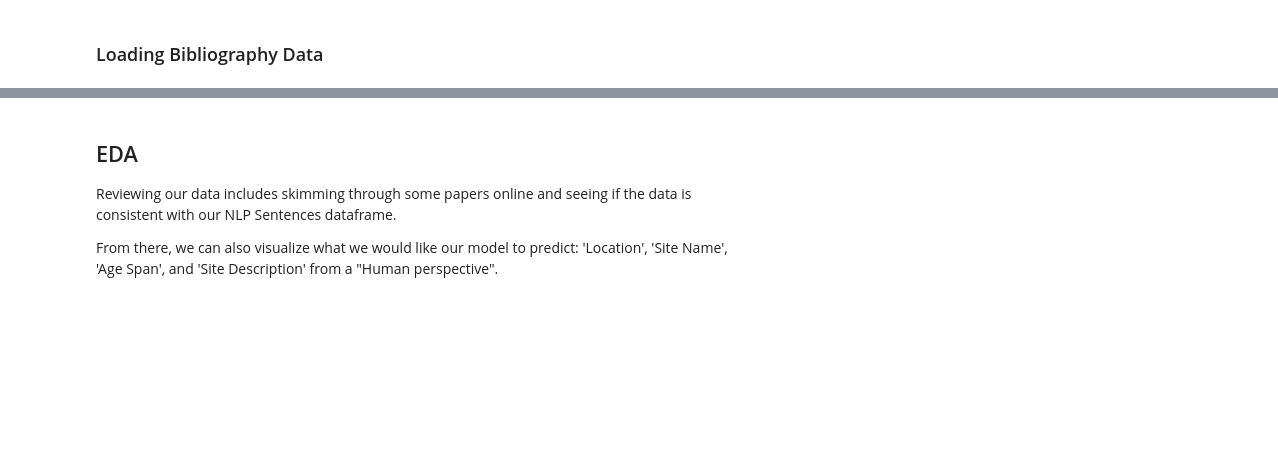
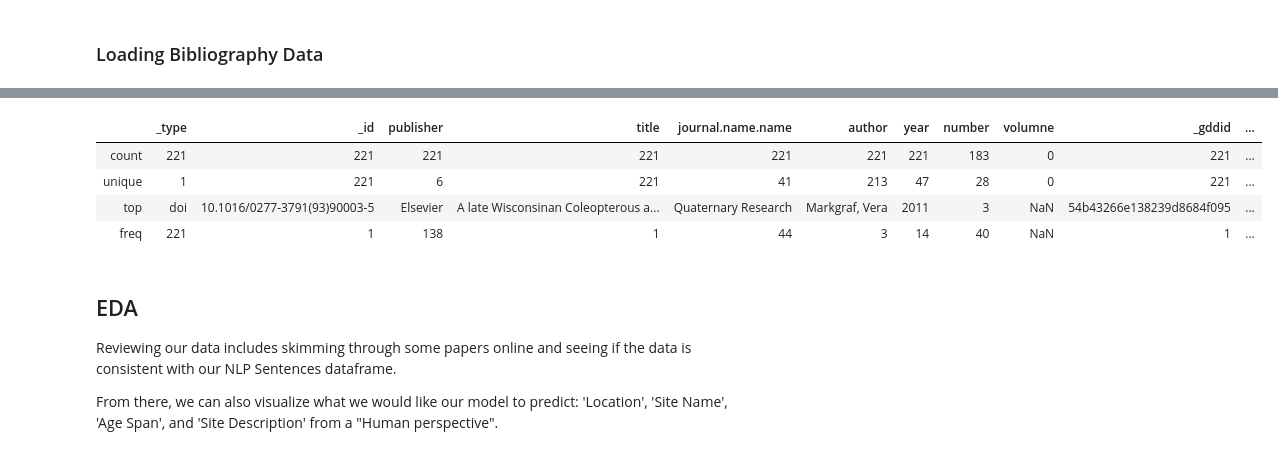
Before and after one commit to throughput-ec/UnacquiredSites, a Jupyter notebook: ML_Record_Mining_JN.ipynb, the cells around one changed output, grey strips where cells are left out. Cells and saved outputs as stored; diff of their text form; code cells hidden in the pictures; blank space fills up the shorter version.

```diff
--- a/ML_Record_Mining_JN.ipynb
+++ b/ML_Record_Mining_JN.ipynb
@@ -72,3 +69,11 @@ bibliography.head(3)
+# %%
+bibliography.describe(include = 'all')
+# %% [output]
+|  | _type | _id | publisher | title | journal.name.name | author | year | number | volumne | _gddid | ... |
+| count | 221 | 221 | 221 | 221 | 221 | 221 | 221 | 183 | 0 | 221 | ... |
+| unique | 1 | 221 | 6 | 221 | 41 | 213 | 47 | 28 | 0 | 221 | ... |
+| top | doi | 10.1016/0277-3791(93)90003-5 | Elsevier | A late Wisconsinan Coleopterous a... | Quaternary Research | Markgraf, Vera | 2011 | 3 | NaN | 54b43266e138239d8684f095 | ... |
+| freq | 221 | 1 | 138 | 1 | 44 | 3 | 14 | 40 | NaN | 1 | ... |
 # %% [markdown]
 ## EDA
 
```
Also changed, not shown: parts of 29 cells of this notebook, 2 other files.
